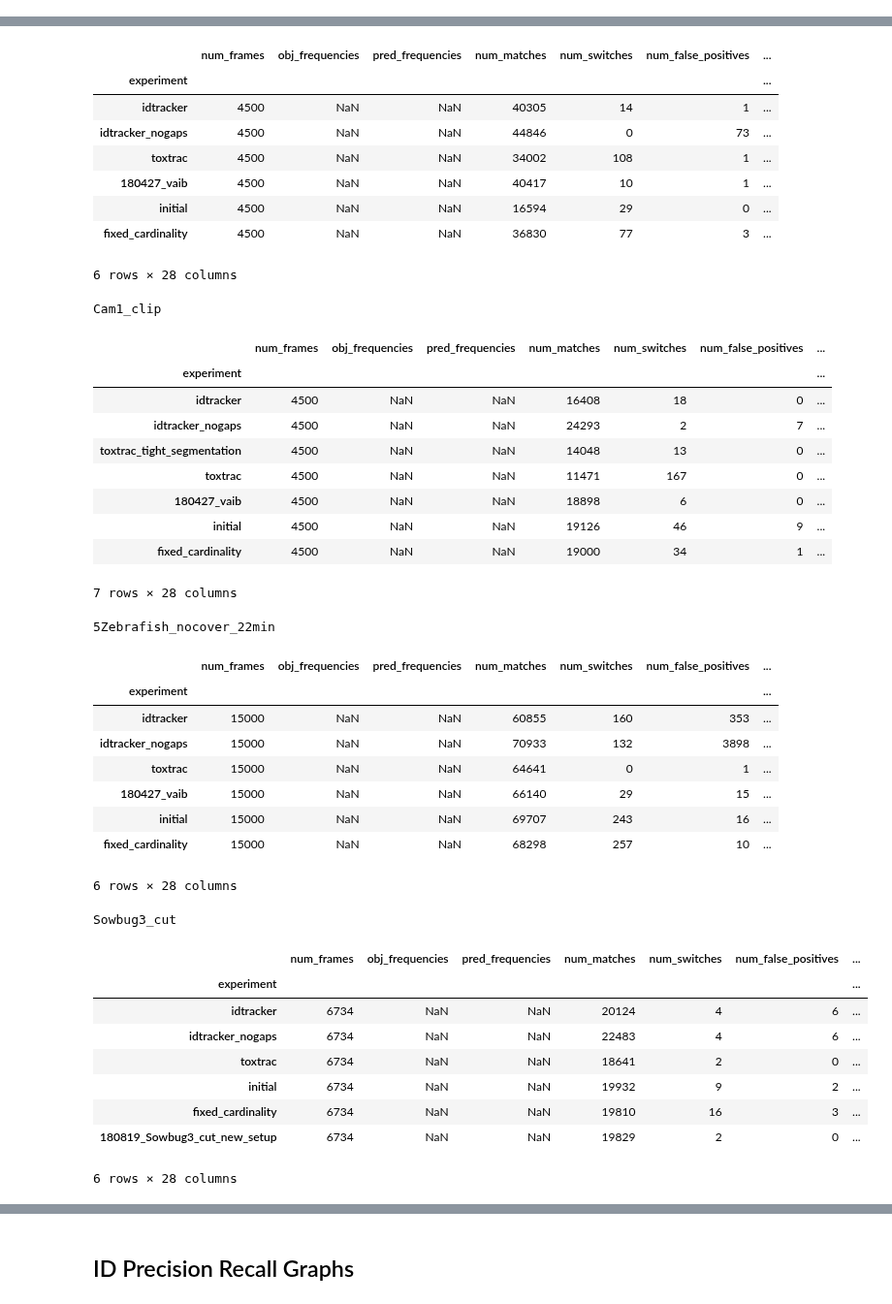
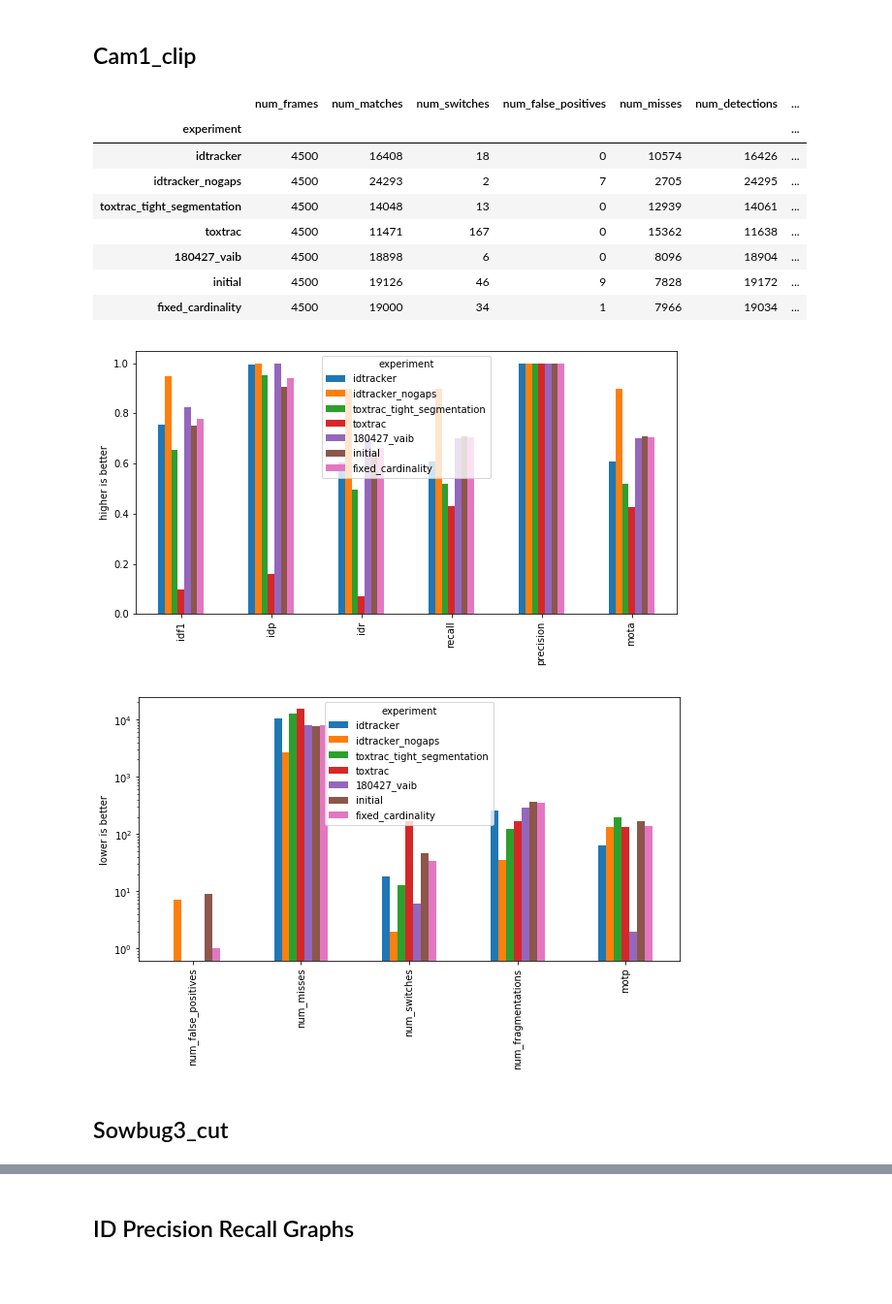
Before and after one commit to Flipajs/FERDA, a Jupyter notebook: experiments/tracking/benchmarking.ipynb, the cells around one changed output, grey strips where cells are left out. Shown at 97% size. Cells and saved outputs as stored; diff of their text form; code cells hidden in the pictures; blank space fills up the shorter version.

```diff
--- a/experiments/tracking/benchmarking.ipynb
+++ b/experiments/tracking/benchmarking.ipynb
@@ -59,23 +54,37 @@ Evaluating...
 # %%
 # plot tables and graphs
 df_evaluations = {}
 for dataset, dataset_experiments in evaluations.items():
     all_evals = []
     for experiment in dataset_experiments:
         df = pd.read_csv(experiment['evaluation'])
         df.insert(0, 'experiment', experiment['exp_name'])
         all_evals.append(df)
     df = pd.concat(all_evals).set_index('experiment')
+    df.drop(['obj_frequencies', 'pred_frequencies', 'track_ratios', 'id_global_assignment'], axis=1, inplace=True)
 
     df.name = dataset
-    print(df.name)
+    display(Markdown('## {experiment_name}'.format(experiment_name=df.name)))
     display(df)
     df_evaluations[df.name] = df
     # df.to_csv('{}_comparison.csv'.format(dataset_name))
-    ax = df[['idf1', 'idp', 'idr', 'recall', 'precision','mota']].T.plot.bar(figsize=(10, 5), title='dataset ' + dataset)
+    ax = df[['idf1', 'idp', 'idr', 'recall', 'precision','mota']].T.plot.bar(figsize=(10, 5)) # , title='dataset ' + dataset)
     _ = ax.set_ylabel('higher is better')
-#    display(ax)
-    ax = df[['num_false_positives', 'num_misses', 'num_switches','num_fragmentations', 'motp']].T.plot.bar(figsize=(10, 5), logy=True, title='dataset ' + dataset)
+    plt.show(ax)
+    ax = df[['num_false_positives', 'num_misses', 'num_switches','num_fragmentations', 'motp']].T.plot.bar(figsize=(10, 5), logy=True)  # , title='dataset ' + dataset)
     _ = ax.set_ylabel('lower is better')
-#    display(ax)
+    plt.show(ax)
 # %% [output]
+## Cam1_clip
+|  | num_frames | num_matches | num_switches | num_false_positives | num_misses | num_detections | ... |
+| experiment |  |  |  |  |  |  | ... |
+| idtracker | 4500 | 16408 | 18 | 0 | 10574 | 16426 | ... |
+| idtracker_nogaps | 4500 | 24293 | 2 | 7 | 2705 | 24295 | ... |
+| toxtrac_tight_segmentation | 4500 | 14048 | 13 | 0 | 12939 | 14061 | ... |
+| toxtrac | 4500 | 11471 | 167 | 0 | 15362 | 11638 | ... |
+| 180427_vaib | 4500 | 18898 | 6 | 0 | 8096 | 18904 | ... |
+| initial | 4500 | 19126 | 46 | 9 | 7828 | 19172 | ... |
+| fixed_cardinality | 4500 | 19000 | 34 | 1 | 7966 | 19034 | ... |
+[figure, added]
+[figure, added]
+## Sowbug3_cut
@@ -83,40 +112,0 @@ Camera3-5min
-|  | num_frames | obj_frequencies | pred_frequencies | num_matches | num_switches | num_false_positives | ... |
-| experiment |  |  |  |  |  |  | ... |
-| idtracker | 4500 | NaN | NaN | 40305 | 14 | 1 | ... |
-| idtracker_nogaps | 4500 | NaN | NaN | 44846 | 0 | 73 | ... |
-| toxtrac | 4500 | NaN | NaN | 34002 | 108 | 1 | ... |
-| 180427_vaib | 4500 | NaN | NaN | 40417 | 10 | 1 | ... |
-| initial | 4500 | NaN | NaN | 16594 | 29 | 0 | ... |
-| fixed_cardinality | 4500 | NaN | NaN | 36830 | 77 | 3 | ... |
-6 rows × 28 columns
-Cam1_clip
-|  | num_frames | obj_frequencies | pred_frequencies | num_matches | num_switches | num_false_positives | ... |
-| experiment |  |  |  |  |  |  | ... |
-| idtracker | 4500 | NaN | NaN | 16408 | 18 | 0 | ... |
-| idtracker_nogaps | 4500 | NaN | NaN | 24293 | 2 | 7 | ... |
-| toxtrac_tight_segmentation | 4500 | NaN | NaN | 14048 | 13 | 0 | ... |
-| toxtrac | 4500 | NaN | NaN | 11471 | 167 | 0 | ... |
-| 180427_vaib | 4500 | NaN | NaN | 18898 | 6 | 0 | ... |
-| initial | 4500 | NaN | NaN | 19126 | 46 | 9 | ... |
-| fixed_cardinality | 4500 | NaN | NaN | 19000 | 34 | 1 | ... |
-7 rows × 28 columns
-5Zebrafish_nocover_22min
-|  | num_frames | obj_frequencies | pred_frequencies | num_matches | num_switches | num_false_positives | ... |
-| experiment |  |  |  |  |  |  | ... |
-| idtracker | 15000 | NaN | NaN | 60855 | 160 | 353 | ... |
-| idtracker_nogaps | 15000 | NaN | NaN | 70933 | 132 | 3898 | ... |
-| toxtrac | 15000 | NaN | NaN | 64641 | 0 | 1 | ... |
-| 180427_vaib | 15000 | NaN | NaN | 66140 | 29 | 15 | ... |
-| initial | 15000 | NaN | NaN | 69707 | 243 | 16 | ... |
-| fixed_cardinality | 15000 | NaN | NaN | 68298 | 257 | 10 | ... |
-6 rows × 28 columns
-Sowbug3_cut
-|  | num_frames | obj_frequencies | pred_frequencies | num_matches | num_switches | num_false_positives | ... |
-| experiment |  |  |  |  |  |  | ... |
-| idtracker | 6734 | NaN | NaN | 20124 | 4 | 6 | ... |
-| idtracker_nogaps | 6734 | NaN | NaN | 22483 | 4 | 6 | ... |
-| toxtrac | 6734 | NaN | NaN | 18641 | 2 | 0 | ... |
-| initial | 6734 | NaN | NaN | 19932 | 9 | 2 | ... |
-| fixed_cardinality | 6734 | NaN | NaN | 19810 | 16 | 3 | ... |
-| 180819_Sowbug3_cut_new_setup | 6734 | NaN | NaN | 19829 | 2 | 0 | ... |
-6 rows × 28 columns
```
Also changed, not shown: parts of 11 cells of this notebook, 2 other files.
